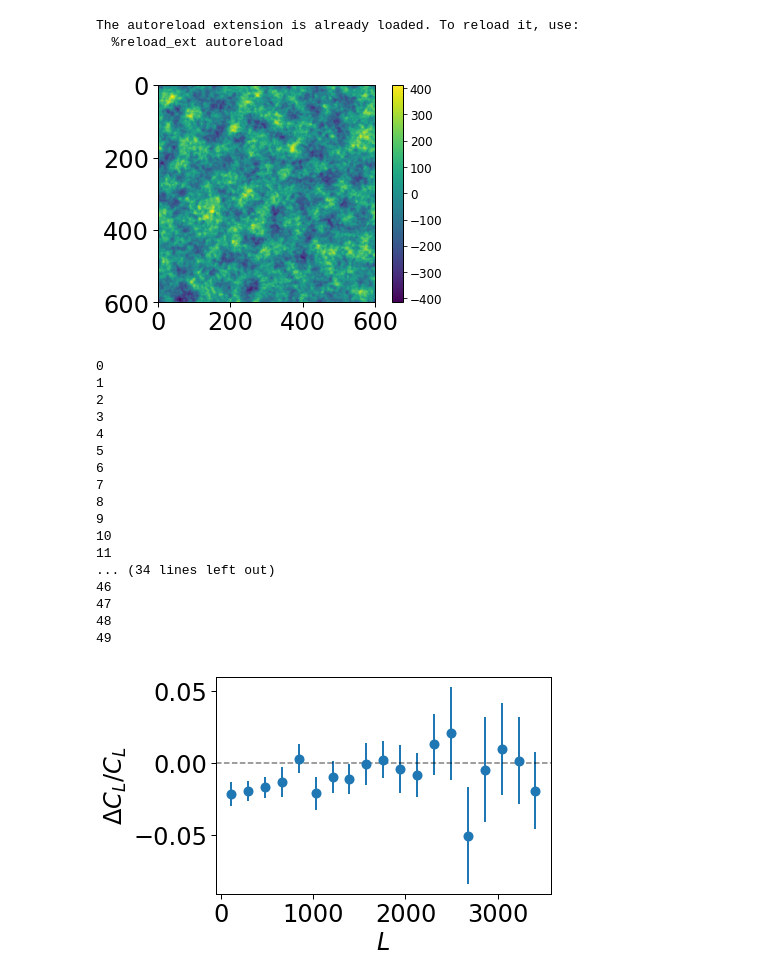
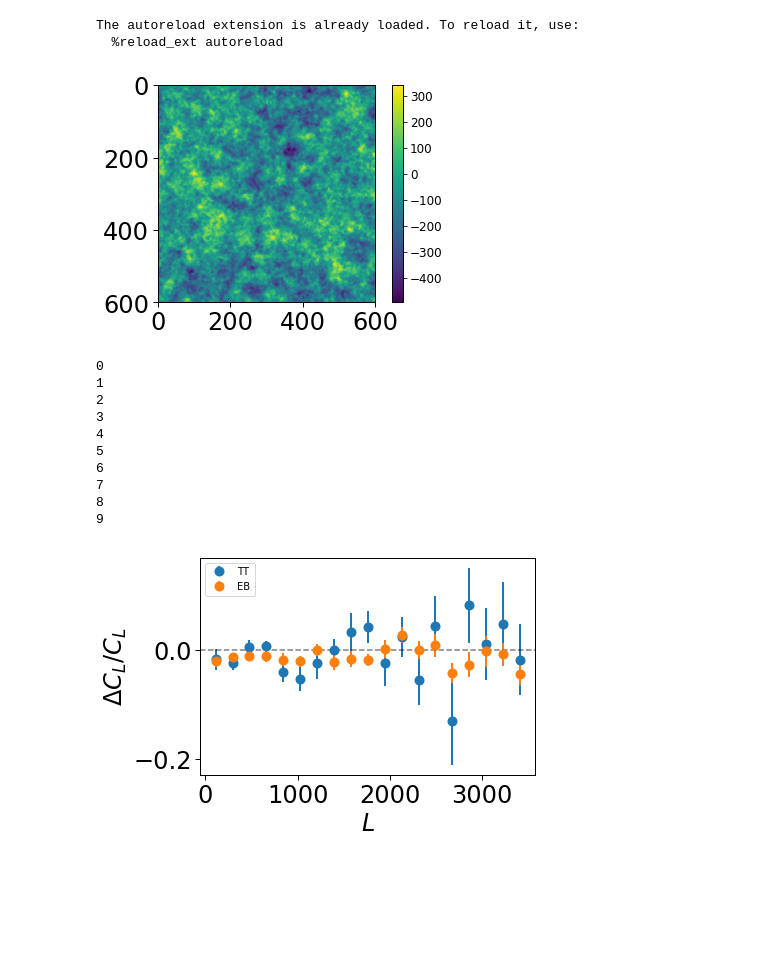
Before and after one commit to msyriac/orphics, a Jupyter notebook: tutorials/tt_verification.ipynb, the cells around one changed output. Cells and saved outputs as stored; diff of their text form; code cells hidden in the pictures; blank space fills up the shorter version.

Commit message:
flat lens sim fixes

```diff
--- a/tutorials/tt_verification.ipynb
+++ b/tutorials/tt_verification.ipynb
@@ -10,28 +10,34 @@ The autoreload extension is already loaded. To reload it, use:
   %reload_ext autoreload
 # %%
 shape,wcs = maps.rect_geometry(width_deg=15.0,px_res_arcmin=1.5)
+shape = (3,)+shape
 theory = cosmology.default_theory()
 beam_arcmin = 1.5
-noise_uk_arcmin = 7.0
-flsims = lensing.FlatLensingSims(shape,wcs,theory,beam_arcmin,noise_uk_arcmin,noise_e_uk_arcmin=None,noise_b_uk_arcmin=None,pol=False,fixed_lens_kappa=None)
+noise_uk_arcmin = 1.0
+noisep = noise_uk_arcmin * np.sqrt(2.)
+flsims = lensing.FlatLensingSims(shape,wcs,theory,beam_arcmin,noise_uk_arcmin,noise_e_uk_arcmin=noisep,noise_b_uk_arcmin=noisep,pol=True,fixed_lens_kappa=None)
 # %%
 cmb = flsims.get_sim()
 io.plot_img(cmb)
 # %% [output]
-[figure, old version]
+[figure, new version]
 # %%
 #n2d_beam_deconvolved = np.nan_to_num(flsims.ps_noise[0,0]/flsims.kbeam**2.)
 n2d = np.nan_to_num(flsims.ps_noise[0,0])
+n2p = np.nan_to_num(flsims.ps_noise[1,1])
 tellmin = 300
 tellmax = 3000
+pellmin = 300
+pellmax = 5000
 kellmin = 20
 kellmax = 3500
 tmask = maps.mask_kspace(shape,wcs,lmin=tellmin,lmax=tellmax)
+pmask = maps.mask_kspace(shape,wcs,lmin=pellmin,lmax=pellmax)
 kmask = maps.mask_kspace(shape,wcs,lmin=kellmin,lmax=kellmax)
 
-qest = lensing.qest(shape,wcs,theory,noise2d=n2d,beam2d=flsims.kbeam,kmask=tmask,noise2d_P=None,kmask_P=None,kmask_K=kmask,pol=False,grad_cut=None,unlensed_equals_lensed=True,bigell=9000)
+qest = lensing.qest(shape,wcs,theory,noise2d=n2d,beam2d=flsims.kbeam,kmask=tmask,noise2d_P=n2p,kmask_P=pmask,kmask_K=kmask,pol=True,grad_cut=None,unlensed_equals_lensed=True,bigell=9000)
 # %%
-Nsims = 50
+Nsims = 100
 fc = maps.FourierCalc(shape,wcs)
 nbins = 20
 bin_edges = np.linspace(kellmin,kellmax,nbins)
@@ -41,12 +47,17 @@ st = stats.Stats()
 
 for i in range(Nsims):
     unlensed,kappa,lensed,beamed,noise_map,observed = flsims.get_sim(return_intermediate=True)
-    recon = qest.kappa_from_map("TT",observed)
+    _,kmapTEB,_ = fc.power2d(observed)
+    recon = qest.kappa_from_map("TT",kmapTEB[0],alreadyFTed=True)
     pcross,_,_ = fc.power2d(recon,kappa)
+    reconEB = qest.kappa_from_map("EB",kmapTEB[0],kmapTEB[1],kmapTEB[2],alreadyFTed=True)
+    pcrossEB,_,_ = fc.power2d(reconEB,kappa)
     pii,_,_ = fc.power2d(kappa)
     cents,p1d = binner.bin(pcross)
+    cents,p1dEB = binner.bin(pcrossEB)
     cents,pii1d = binner.bin(pii)
     st.add_to_stats("ratio",(p1d-pii1d)/pii1d)
+    st.add_to_stats("ratioEB",(p1dEB-pii1d)/pii1d)
     print(i)
 st.get_stats()
 # %% [output]
@@ -60,20 +71,19 @@ st.get_stats()
 7
 8
 9
-10
-11
-... (34 lines left out)
-46
-47
-48
-49
 # %%
 y = st.stats['ratio']['mean']
 yerr = st.stats['ratio']['errmean']
 
+yEB = st.stats['ratioEB']['mean']
+yerrEB = st.stats['ratioEB']['errmean']
+
+
 pl = io.Plotter(xlabel='$L$',ylabel='$\Delta C_L/C_L$')
-pl.add_err(cents,y,yerr=yerr,marker="o",ls="none",lw=2,elinewidth=2,mew=2,markersize=8)
+pl.add_err(cents,y,yerr=yerr,marker="o",ls="none",lw=2,elinewidth=2,mew=2,markersize=8,label='TT')
+pl.add_err(cents,yEB,yerr=yerrEB,marker="o",ls="none",lw=2,elinewidth=2,mew=2,markersize=8,label='EB')
+pl.legend()
 pl.hline()
 pl.done()
 # %% [output]
-[figure, old version]
+[figure, new version]
```
Also changed, not shown: 2 other files.
